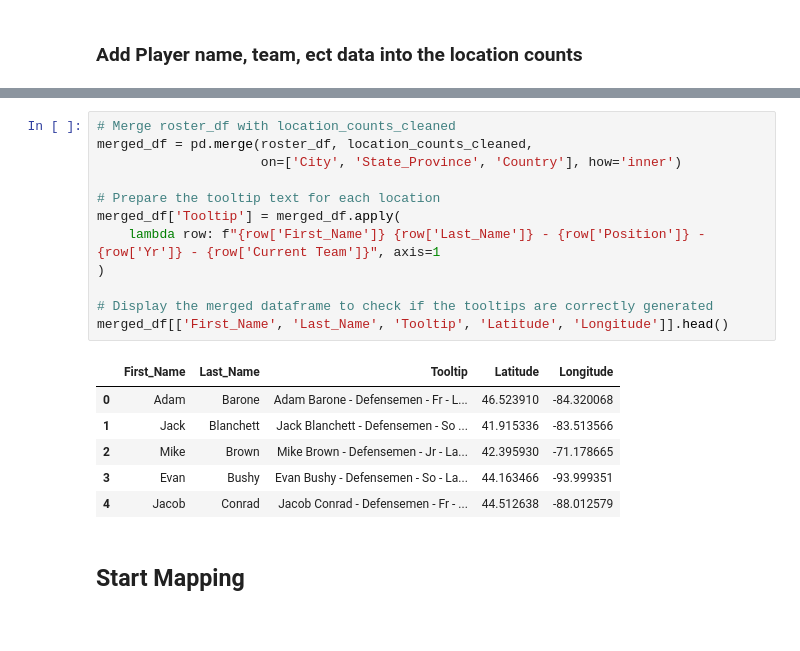
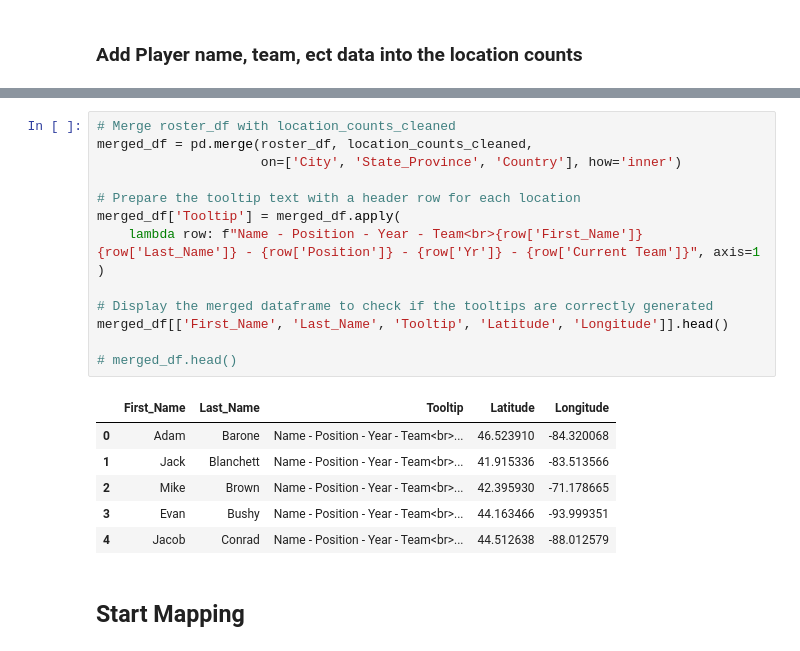
Before and after one commit to JSmith1826/college_hockey_2425, a Jupyter notebook: workbook/players_by_location.ipynb, the cells around one changed output, grey strips where cells are left out. Saved outputs shown, nothing was run; the diff lists cells and outputs as text.

```diff
--- a/workbook/players_by_location.ipynb
+++ b/workbook/players_by_location.ipynb
@@ -161,22 +200,24 @@ roster_cleaned_df.head() # Check table
 # %%
 # Merge roster_df with location_counts_cleaned
 merged_df = pd.merge(roster_df, location_counts_cleaned,
                      on=['City', 'State_Province', 'Country'], how='inner')
 
-# Prepare the tooltip text for each location
+# Prepare the tooltip text with a header row for each location
 merged_df['Tooltip'] = merged_df.apply(
-    lambda row: f"{row['First_Name']} {row['Last_Name']} - {row['Position']} - {row['Yr']} - {row['Current Team']}", axis=1
+    lambda row: f"Name - Position - Year - Team<br>{row['First_Name']} {row['Last_Name']} - {row['Position']} - {row['Yr']} - {row['Current Team']}", axis=1
 )
 
 # Display the merged dataframe to check if the tooltips are correctly generated
 merged_df[['First_Name', 'Last_Name', 'Tooltip', 'Latitude', 'Longitude']].head()
+
+# merged_df.head()
 # %% [output]
 |  | First_Name | Last_Name | Tooltip | Latitude | Longitude |
-| 0 | Adam | Barone | Adam Barone - Defensemen - Fr - L... | 46.523910 | -84.320068 |
-| 1 | Jack | Blanchett | Jack Blanchett - Defensemen - So ... | 41.915336 | -83.513566 |
-| 2 | Mike | Brown | Mike Brown - Defensemen - Jr - La... | 42.395930 | -71.178665 |
-| 3 | Evan | Bushy | Evan Bushy - Defensemen - So - La... | 44.163466 | -93.999351 |
-| 4 | Jacob | Conrad | Jacob Conrad - Defensemen - Fr - ... | 44.512638 | -88.012579 |
+| 0 | Adam | Barone | Name - Position - Year - Team<br>... | 46.523910 | -84.320068 |
+| 1 | Jack | Blanchett | Name - Position - Year - Team<br>... | 41.915336 | -83.513566 |
+| 2 | Mike | Brown | Name - Position - Year - Team<br>... | 42.395930 | -71.178665 |
+| 3 | Evan | Bushy | Name - Position - Year - Team<br>... | 44.163466 | -93.999351 |
+| 4 | Jacob | Conrad | Name - Position - Year - Team<br>... | 44.512638 | -88.012579 |
 # %% [markdown]
 ## Start Mapping
 # %% [markdown]
```
Also changed, not shown: parts of 16 cells of this notebook.
